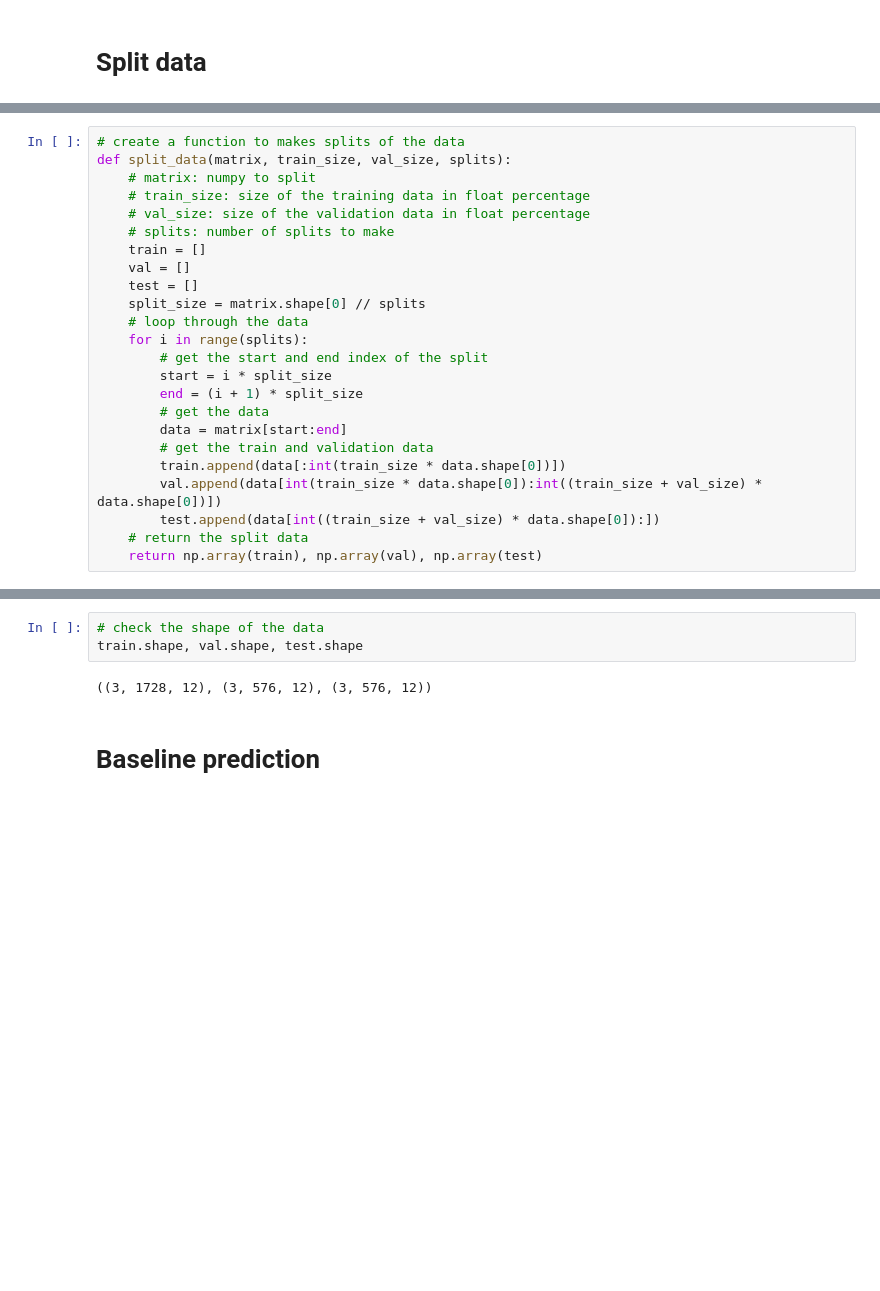
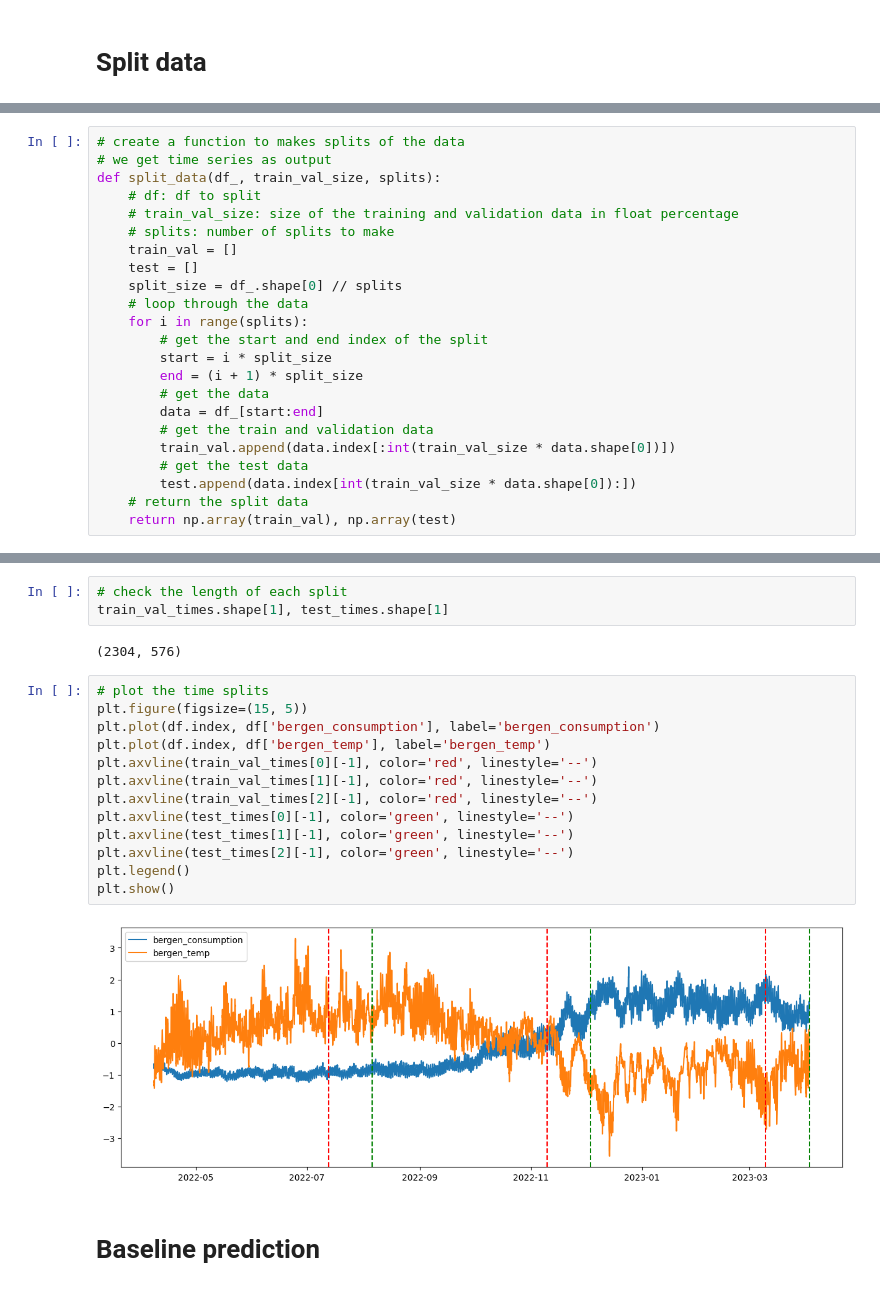
Before and after one commit to SigmaDerivative/energy-consumption-forecast, a Jupyter notebook: analysis.ipynb, the cells around one changed output, grey strips where cells are left out. Saved outputs shown, nothing was run; the diff lists cells and outputs as text; blank space fills up the shorter version.

```diff
--- a/analysis.ipynb
+++ b/analysis.ipynb
@@ -150,26 +172,25 @@ Setting up a system to get reliable consumptions hours or just 1 day before fore
 # %%
 # create a function to makes splits of the data
-def split_data(matrix, train_size, val_size, splits):
-    # matrix: numpy to split
-    # train_size: size of the training data in float percentage
-    # val_size: size of the validation data in float percentage
+# we get time series as output
+def split_data(df_, train_val_size, splits):
+    # df: df to split
+    # train_val_size: size of the training and validation data in float percentage
     # splits: number of splits to make
-    train = []
-    val = []
+    train_val = []
     test = []
-    split_size = matrix.shape[0] // splits
+    split_size = df_.shape[0] // splits
     # loop through the data
     for i in range(splits):
         # get the start and end index of the split
         start = i * split_size
         end = (i + 1) * split_size
         # get the data
-        data = matrix[start:end]
+        data = df_[start:end]
         # get the train and validation data
-        train.append(data[:int(train_size * data.shape[0])])
-        val.append(data[int(train_size * data.shape[0]):int((train_size + val_size) * data.shape[0])])
-        test.append(data[int((train_size + val_size) * data.shape[0]):])
+        train_val.append(data.index[:int(train_val_size * data.shape[0])])
+        # get the test data
+        test.append(data.index[int(train_val_size * data.shape[0]):])
     # return the split data
-    return np.array(train), np.array(val), np.array(test)
+    return np.array(train_val), np.array(test)
 # %%
 # split the data
@@ -177,7 +212,22 @@ train, val, test = split_data(np_df, 0.6, 0.2, 3)
-# %%
-# check the shape of the data
-train.shape, val.shape, test.shape
-# %% [output]
-((3, 1728, 12), (3, 576, 12), (3, 576, 12))
+# %%
+# check the length of each split
+train_val_times.shape[1], test_times.shape[1]
+# %% [output]
+(2304, 576)
+# %%
+# plot the time splits
+plt.figure(figsize=(15, 5))
+plt.plot(df.index, df['bergen_consumption'], label='bergen_consumption')
+plt.plot(df.index, df['bergen_temp'], label='bergen_temp')
+plt.axvline(train_val_times[0][-1], color='red', linestyle='--')
+plt.axvline(train_val_times[1][-1], color='red', linestyle='--')
+plt.axvline(train_val_times[2][-1], color='red', linestyle='--')
+plt.axvline(test_times[0][-1], color='green', linestyle='--')
+plt.axvline(test_times[1][-1], color='green', linestyle='--')
+plt.axvline(test_times[2][-1], color='green', linestyle='--')
+plt.legend()
+plt.show()
+# %% [output]
+[figure, added]
 # %% [markdown]
 # Baseline prediction
```
Also changed, not shown: parts of 19 cells of this notebook.
